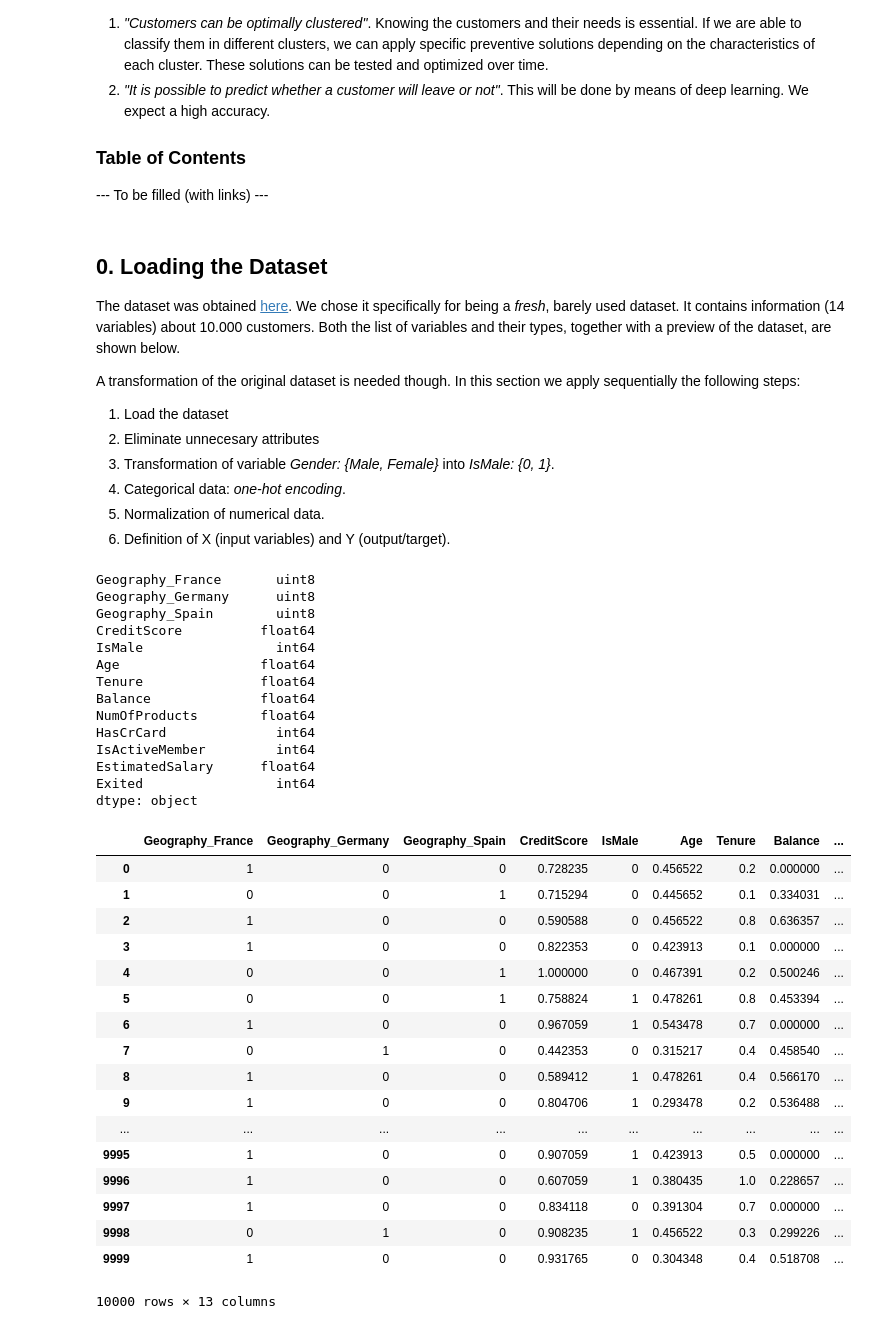
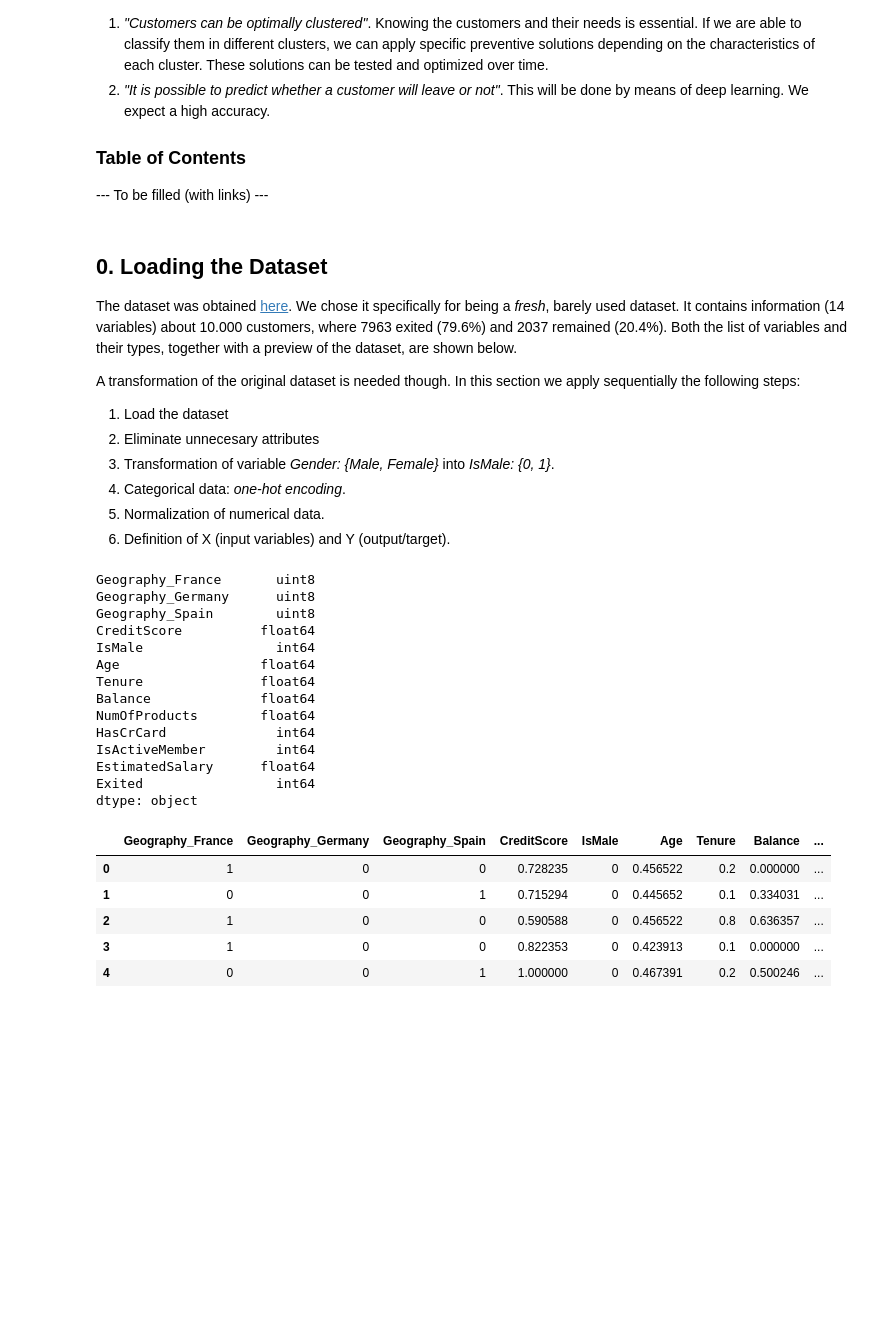
Before and after one commit to LeviGuerra/Bank-Churn-Prediction, a Jupyter notebook: Customer_Clustering_and_Churn_Prediction.ipynb, the cells around one changed output. Drawn from its saved outputs; the diff is of its cells as text; code cells hidden in the pictures; blank space fills up the shorter version.

```diff
--- a/Customer_Clustering_and_Churn_Prediction.ipynb
+++ b/Customer_Clustering_and_Churn_Prediction.ipynb
@@ -16,7 +16,7 @@ Two hypothesis are assumed in our model:
 # %% [markdown]
 ## 0. Loading the Dataset
 
-The dataset was obtained [here](https://www.kaggle.com/barelydedicated/bank-customer-churn-modeling). We chose it specifically for being a *fresh*, barely used dataset. It contains information (14 variables) about 10.000 customers. Both the list of variables and their types, together with a preview of the dataset, are shown below.
+The dataset was obtained [here](https://www.kaggle.com/barelydedicated/bank-customer-churn-modeling). We chose it specifically for being a *fresh*, barely used dataset. It contains information (14 variables) about 10.000 customers, where 7963 exited (79.6%) and 2037 remained (20.4%). Both the list of variables and their types, together with a preview of the dataset, are shown below.
 
 A transformation of the original dataset is needed though. In this section we apply sequentially the following steps:
 
@@ -66,44 +66,34 @@ bank_data = pd.concat([cat_subset, num_subset], axis=1)       # Concatenate both
 
 #Printing dataset types
 print(bank_data.dtypes)  # uint8: unsigned integer 0-255 (natural), int64: Integer (-9223372036854775808 to 9223372036854775807), float64: Double precision float
-display(bank_data)
+
+#Displaying a dataset head
+display(bank_data.head())
 
 #Defining X and Y
 bankX = bank_data.iloc[:,:12]
 bankY = bank_data.iloc[:,12:13]
 
 X = bankX.values  # numpy array (10000, 12)
-Y = bankY.values  # numpy array (10000, 1) # 7963 exited (79.6%), 2037 remained (20.4%)
+Y = bankY.values  # numpy array (10000, 1)
 # %% [output]
 Geography_France       uint8
 Geography_Germany      uint8
 Geography_Spain        uint8
 CreditScore          float64
 IsMale                 int64
 Age                  float64
 Tenure               float64
 Balance              float64
 NumOfProducts        float64
 HasCrCard              int64
 IsActiveMember         int64
 EstimatedSalary      float64
 Exited                 int64
 dtype: object
 |  | Geography_France | Geography_Germany | Geography_Spain | CreditScore | IsMale | Age | Tenure | Balance | ... |
 | 0 | 1 | 0 | 0 | 0.728235 | 0 | 0.456522 | 0.2 | 0.000000 | ... |
 | 1 | 0 | 0 | 1 | 0.715294 | 0 | 0.445652 | 0.1 | 0.334031 | ... |
 | 2 | 1 | 0 | 0 | 0.590588 | 0 | 0.456522 | 0.8 | 0.636357 | ... |
 | 3 | 1 | 0 | 0 | 0.822353 | 0 | 0.423913 | 0.1 | 0.000000 | ... |
 | 4 | 0 | 0 | 1 | 1.000000 | 0 | 0.467391 | 0.2 | 0.500246 | ... |
-| 5 | 0 | 0 | 1 | 0.758824 | 1 | 0.478261 | 0.8 | 0.453394 | ... |
-| 6 | 1 | 0 | 0 | 0.967059 | 1 | 0.543478 | 0.7 | 0.000000 | ... |
-| 7 | 0 | 1 | 0 | 0.442353 | 0 | 0.315217 | 0.4 | 0.458540 | ... |
-| 8 | 1 | 0 | 0 | 0.589412 | 1 | 0.478261 | 0.4 | 0.566170 | ... |
-| 9 | 1 | 0 | 0 | 0.804706 | 1 | 0.293478 | 0.2 | 0.536488 | ... |
-| ... | ... | ... | ... | ... | ... | ... | ... | ... | ... |
-| 9995 | 1 | 0 | 0 | 0.907059 | 1 | 0.423913 | 0.5 | 0.000000 | ... |
-| 9996 | 1 | 0 | 0 | 0.607059 | 1 | 0.380435 | 1.0 | 0.228657 | ... |
-| 9997 | 1 | 0 | 0 | 0.834118 | 0 | 0.391304 | 0.7 | 0.000000 | ... |
-| 9998 | 0 | 1 | 0 | 0.908235 | 1 | 0.456522 | 0.3 | 0.299226 | ... |
-| 9999 | 1 | 0 | 0 | 0.931765 | 0 | 0.304348 | 0.4 | 0.518708 | ... |
-10000 rows × 13 columns
```
Also changed, not shown: parts of 7 cells of this notebook.
